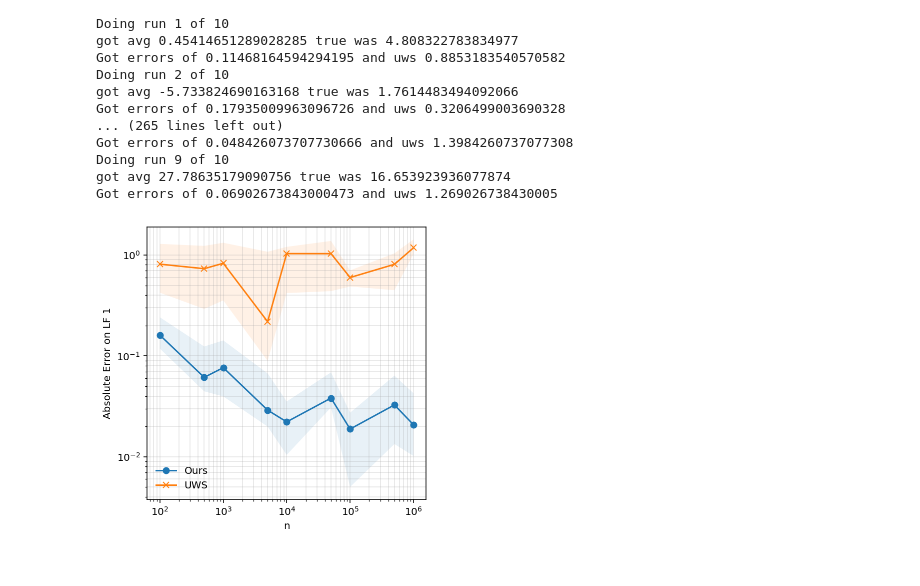
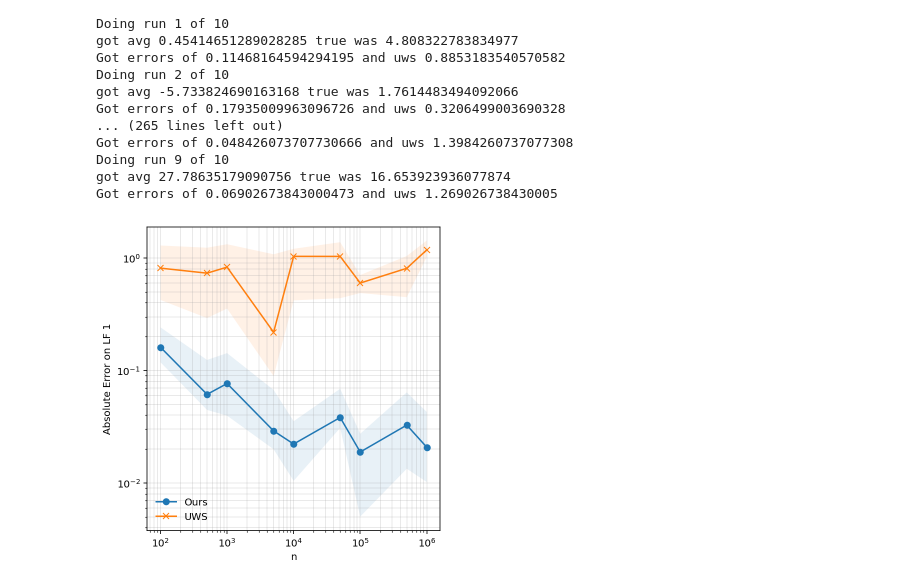
Before and after one commit to SprocketLab/WS-Structured-Prediction, a Jupyter notebook: notebooks/hyperbolic_ws_sp.ipynb, the cells around one changed output. Cells and saved outputs as stored; diff of their text form; code cells hidden in the pictures.

```diff
--- a/notebooks/hyperbolic_ws_sp.ipynb
+++ b/notebooks/hyperbolic_ws_sp.ipynb
@@ -270,31 +270,33 @@ np.save('hyperbolic_perfs_uws', perfs_uws)
 # %%
 # Plotting
 from turtle import position
 
 
 plt.figure(figsize=(5, 5))
 
 ns = [int(n) for n in ns]
 
 q = 0.25
 mean0 = np.median(perfs, axis=1)
 max0 = np.quantile(perfs, 1.0 - q, axis=1)
 min0 = np.quantile(perfs, q, axis=1)
 plt.plot(ns, mean0, label=r'Ours', marker='o')
 plt.fill_between(ns, min0, max0, alpha=0.1)
 
 mean0 = np.median(perfs_uws, axis=1)
 max0 = np.quantile(perfs_uws, 1.0 - q, axis=1)
 min0 = np.quantile(perfs_uws, q, axis=1)
 plt.plot(ns, mean0, label=r'UWS', marker='x')
 plt.fill_between(ns, min0, max0, alpha=0.1)
 
 plt.xscale('log')
 plt.xlabel('n')
 plt.yscale('log')
 plt.ylabel('Absolute Error on LF 1')
 plt.legend(frameon=False, loc='lower left')
 plt.grid(True, which="both", ls="-", alpha=0.3, color='0.65')
+plt.tight_layout()
+plt.savefig('est_hyperbolic.pdf')
 plt.show()
 # %% [output]
-[figure, old version]
+[figure, new version]
```
Also changed, not shown: 9 other files.
